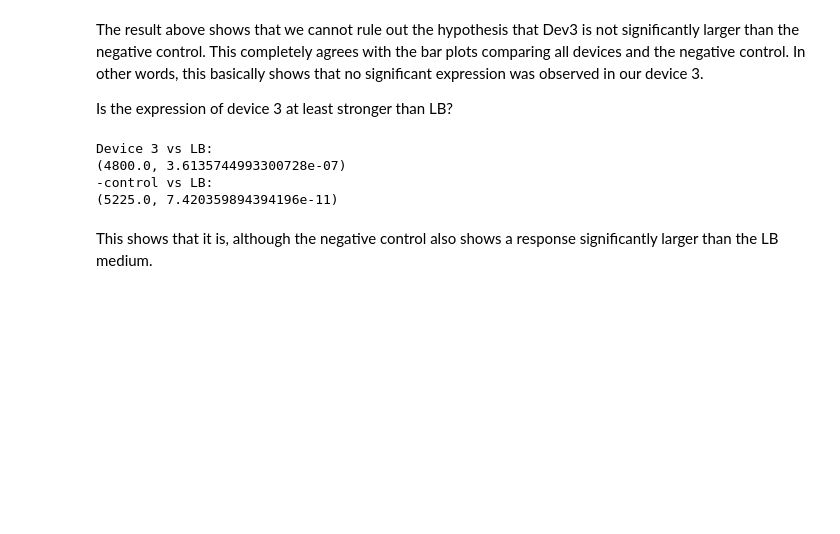
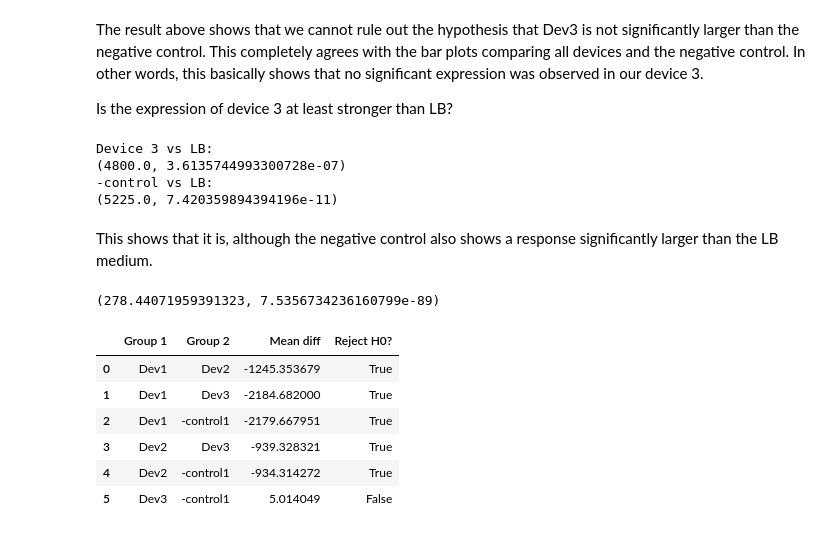
Before and after one commit to VandroiyLabs/platemate, a Jupyter notebook: examples/iGEM 2015 Interlab - BrasilUSP.ipynb, the cells around one changed output. Drawn from its saved outputs; the diff is of its cells as text; code cells hidden in the pictures; blank space fills up the shorter version.

Commit message:
Added ANOVA and post hoc Tukeys HSD

```diff
--- a/examples/iGEM 2015 Interlab - BrasilUSP.ipynb
+++ b/examples/iGEM 2015 Interlab - BrasilUSP.ipynb
@@ -151,3 +153,17 @@ Device 3 vs LB:
 (5225.0, 7.420359894394196e-11)
 # %% [markdown]
 This shows that it is, although the negative control also shows a response significantly larger than the LB medium.
+# %%
+pm.ANOVA(["Dev1","Dev2","Dev3","-control1"])
+# %% [output]
+(278.44071959391323, 7.5356734236160799e-89)
+# %%
+pm.TukeyHSD(["Dev1","Dev2","Dev3","-control1"])
+# %% [output]
+|  | Group 1 | Group 2 | Mean diff | Reject H0? |
+| 0 | Dev1 | Dev2 | -1245.353679 | True |
+| 1 | Dev1 | Dev3 | -2184.682000 | True |
+| 2 | Dev1 | -control1 | -2179.667951 | True |
+| 3 | Dev2 | Dev3 | -939.328321 | True |
+| 4 | Dev2 | -control1 | -934.314272 | True |
+| 5 | Dev3 | -control1 | 5.014049 | False |
```
Also changed, not shown: parts of 1 cell of this notebook, 2 other files.
